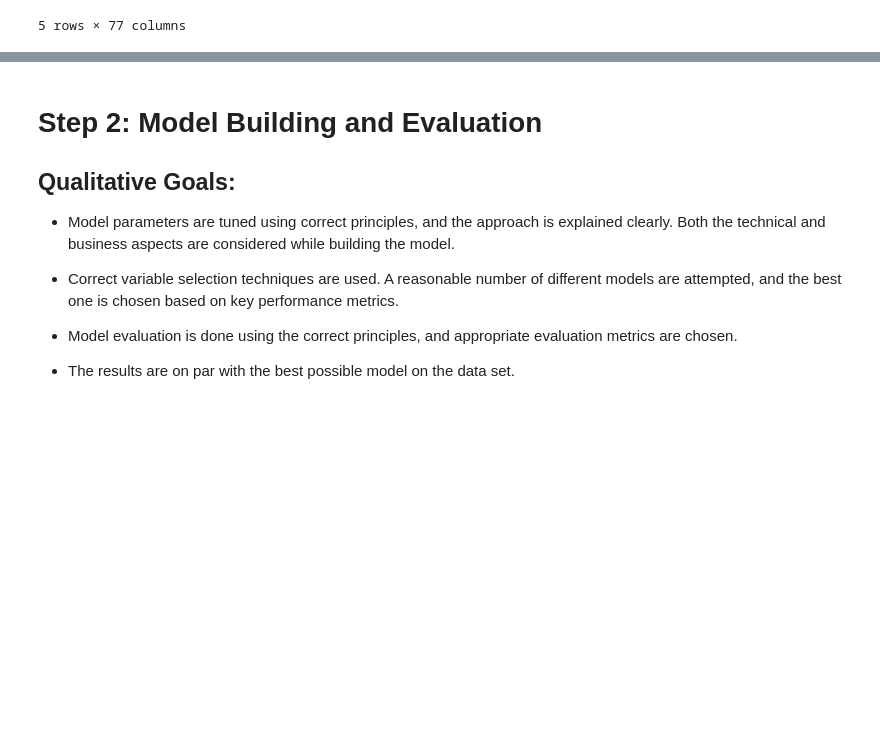
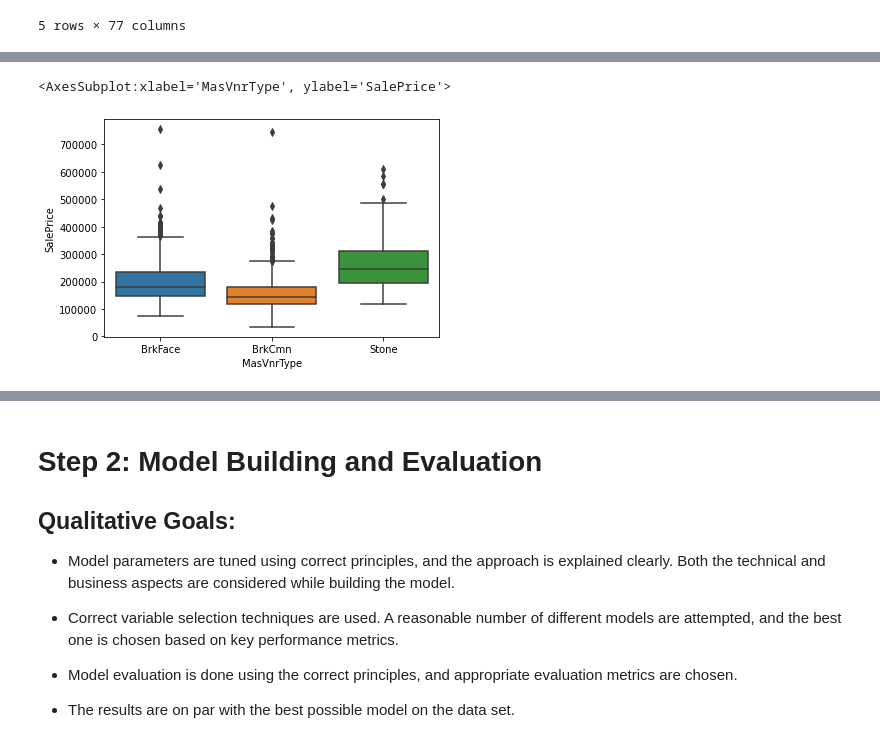
Before and after one commit to JamshedAhsan/house-price-prediction, a Jupyter notebook: Housing-Price-Prediction.ipynb, the cells around one changed output, grey strips where cells are left out. Drawn from its saved outputs; the diff is of its cells as text; code cells hidden in the pictures; blank space fills up the shorter version.

```diff
--- a/Housing-Price-Prediction.ipynb
+++ b/Housing-Price-Prediction.ipynb
@@ -722,0 +2416,7 @@ housing_data_04.head()
+# %%
+housing_data_10['MasVnrType'] = housing_data_10['MasVnrType'].apply(lambda x: 'BrkCmn' if (x=='None') else x)
+# %%
+sns.boxplot(data=housing_data_10, x='MasVnrType', y='SalePrice')
+# %% [output]
+<AxesSubplot:xlabel='MasVnrType', ylabel='SalePrice'>
+[figure, added]
```
Also changed, not shown: parts of 138 cells of this notebook, 1 other file.
